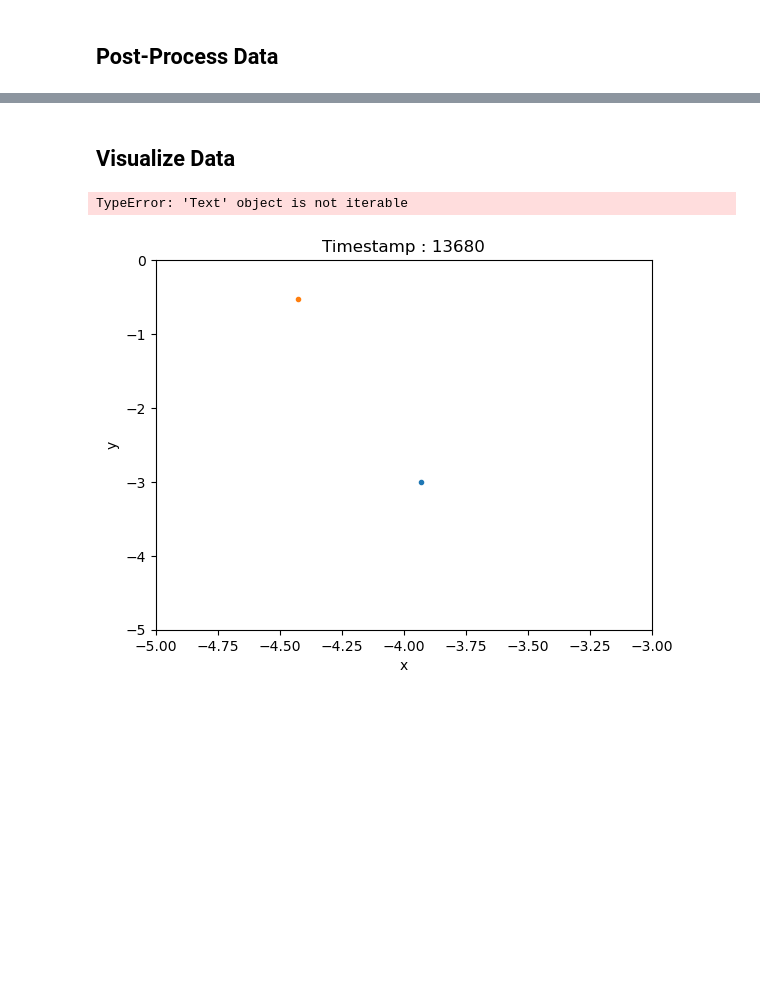
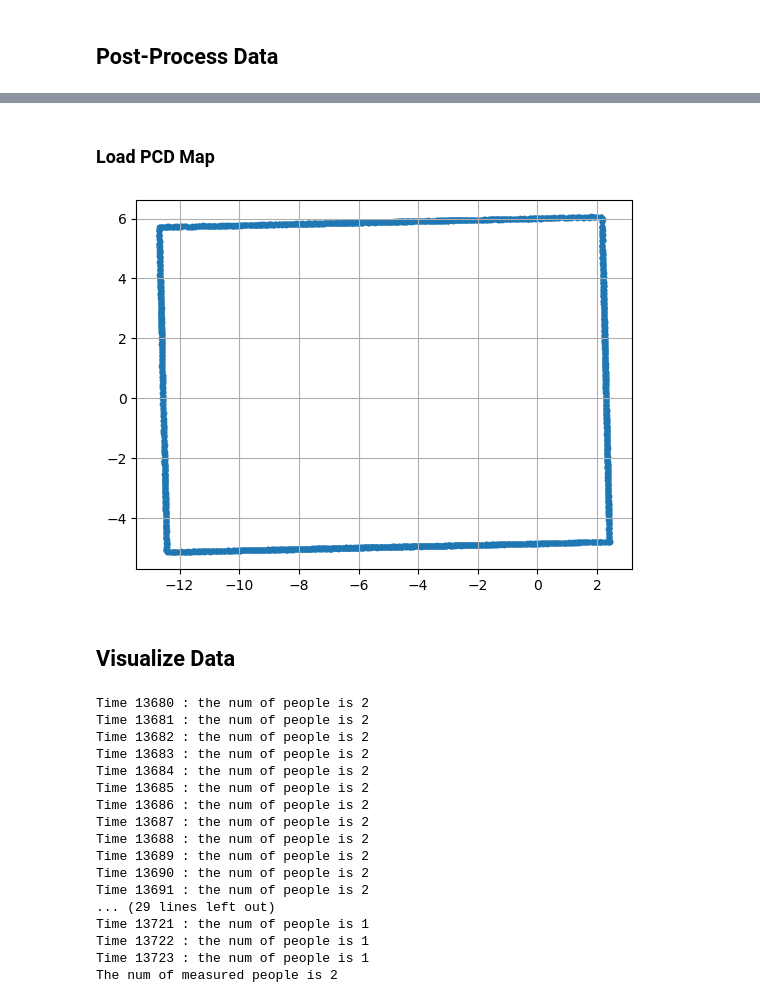
Before and after one commit to shimo-nu/gazebo_simulation_for_human_conting, a Jupyter notebook: sim_analyze/analyze_simdata.ipynb, the cells around one changed output, grey strips where cells are left out. Drawn from its saved outputs; the diff is of its cells as text; code cells hidden in the pictures; blank space fills up the shorter version.

```diff
--- a/sim_analyze/analyze_simdata.ipynb
+++ b/sim_analyze/analyze_simdata.ipynb
@@ -40,0 +144,2 @@ dropped_filtered_data
+# %% [markdown]
+### Load PCD Map
@@ -41,3 +149,19 @@ dropped_filtered_data
+# %%
+map_pcd = o3d.io.read_point_cloud("./map/many_people_sim_map.pcd")
+map_pcd_nparray = np.asarray(map_pcd.points)
+# %%
+map_x, map_y = [], []
+for map_point in map_pcd_nparray:
+    if (map_point[2] > 1 and map_point[2] < 1.2):
+        map_x.append(map_point[0])
+        map_y.append(map_point[1])
+# %%
+fig, ax = plt.subplots()
+ax.scatter(map_x, map_y, s=10)
+ax.grid()
+plt.show()
+# %% [output]
+[figure, added]
 # %% [markdown]
 ## Visualize Data
 # %%
@@ -48,29 +172,59 @@ from IPython.display import HTML
 fig, ax = plt.subplots()
 
 
+UUID_color_dict = {}
+color_idx = 0
+
+map_scatter = ax.scatter(map_x, map_y, s=10)
+
 frames = []
 
-for i in range(13680, 13724):
+for i in range(data_range[0], data_range[1]):
     filtered_data = data[(data['Timestamp'] >= i) & (data['Timestamp'] < i + 1)]
     dropped_filtered_data = filtered_data.drop_duplicates(subset='UUID', keep='first')
 
     artists = []
     for index, row in dropped_filtered_data.iterrows():
-        user_position_list[row['UUID']] = {row['Timestamp']:[row['x'], row['y'], row['z']]}
-        artist = ax.plot(row['x'], row['y'], '.')
+        if (row['UUID'] not in UUID_color_dict):
+            UUID_color_dict[row['UUID']] = f'C{color_idx}'
+            color_idx += 1
+        artist = ax.plot((1) * row['x'], (1) * row['y'], '.', c=UUID_color_dict[row['UUID']])
         artists.extend(artist)
 
+         # 色の名前をテキストとして表示
+        text_artist = ax.text(row['x'] + 0.1, row['y'], UUID_color_dict[row['UUID']], fontsize=8, color=UUID_color_dict[row['UUID']])
+        artists.append(text_artist)
+
+    print(f"Time {i} : the num of people is {dropped_filtered_data.shape[0]}")
     ax.set_xlabel('x')
     ax.set_ylabel('y')
-    ax.set_xlim(-5, -3)
-    ax.set_ylim(-5, 0)
-    title = ax.set_title("Timestamp : {}".format(i))
-    artists.extend(title)
+    ax.grid(True)
+
+    title = ax.text(0.5, 1.01, f"Timestamp : {i}", ha='center', va='bottom', transform=ax.transAxes, fontsize='large')
+    artists.append(title)
+
+    artists.append(map_scatter)
 
     frames.append(artists)
-ani = ArtistAnimation(fig, frames, interval = 10)
-ani.save('./animation.gif', writer="pillow")
+print(f"The num of measured people is {len(UUID_color_dict)}")
+ani = ArtistAnimation(fig, frames, interval = 1000)
+ani.save('./animation.mp4', writer="ffmpeg")
 plt.close()
 # %% [output]
-TypeError: 'Text' object is not iterable
+Time 13680 : the num of people is 2
+Time 13681 : the num of people is 2
+Time 13682 : the num of people is 2
+Time 13683 : the num of people is 2
+Time 13684 : the num of people is 2
+Time 13685 : the num of people is 2
+Time 13686 : the num of people is 2
+Time 13687 : the num of people is 2
+Time 13688 : the num of people is 2
+Time 13689 : the num of people is 2
+Time 13690 : the num of people is 2
+Time 13691 : the num of people is 2
+... (29 lines left out)
+Time 13721 : the num of people is 1
+Time 13722 : the num of people is 1
+Time 13723 : the num of people is 1
+The num of measured people is 2
-[figure, removed]
```
Also changed, not shown: parts of 16 cells of this notebook.
